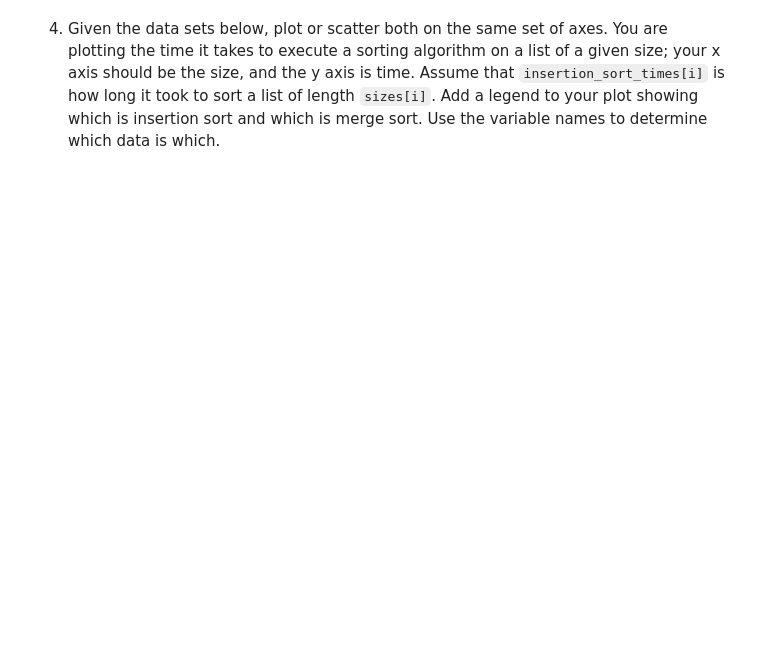
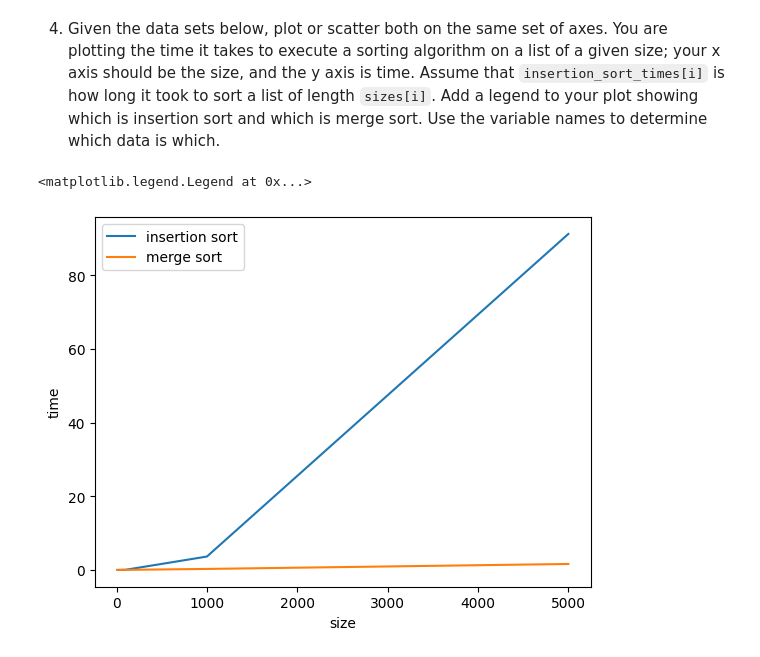
Before and after one commit to Habtom1999/PyPlot, a Jupyter notebook: pyplot.ipynb, the cells around one changed output. Saved outputs shown, nothing was run; the diff lists cells and outputs as text; code cells hidden in the pictures; blank space fills up the shorter version.

```diff
--- a/pyplot.ipynb
+++ b/pyplot.ipynb
@@ -112,3 +139,16 @@ plt.show()
 sizes = [10, 20, 50, 100, 1000, 5000]
 insertion_sort_times = [0.0010252999999999998, 0.0027026999999999954, 0.010147200000000002, 0.0381137, 3.6303399, 91.2180796]
 merge_sort_times = [0.00161889999999687, 0.003635600000009731, 0.0090655000000055, 0.020108000000007564, 0.2687474000000094, 1.6147050999999948]
+# %%
+import matplotlib.pyplot as plt
+X = [range(0,100,10)]
+Y = [range(0,1000,100)]
+
+plt.plot(sizes,insertion_sort_times)
+plt.plot(sizes,merge_sort_times)
+plt.xlabel('size')
+plt.ylabel('time')
+plt.legend(["insertion sort", "merge sort"])
+# %% [output]
+<matplotlib.legend.Legend at 0x...>
+[figure, added]
```
Also changed, not shown: parts of 1 cell of this notebook.
